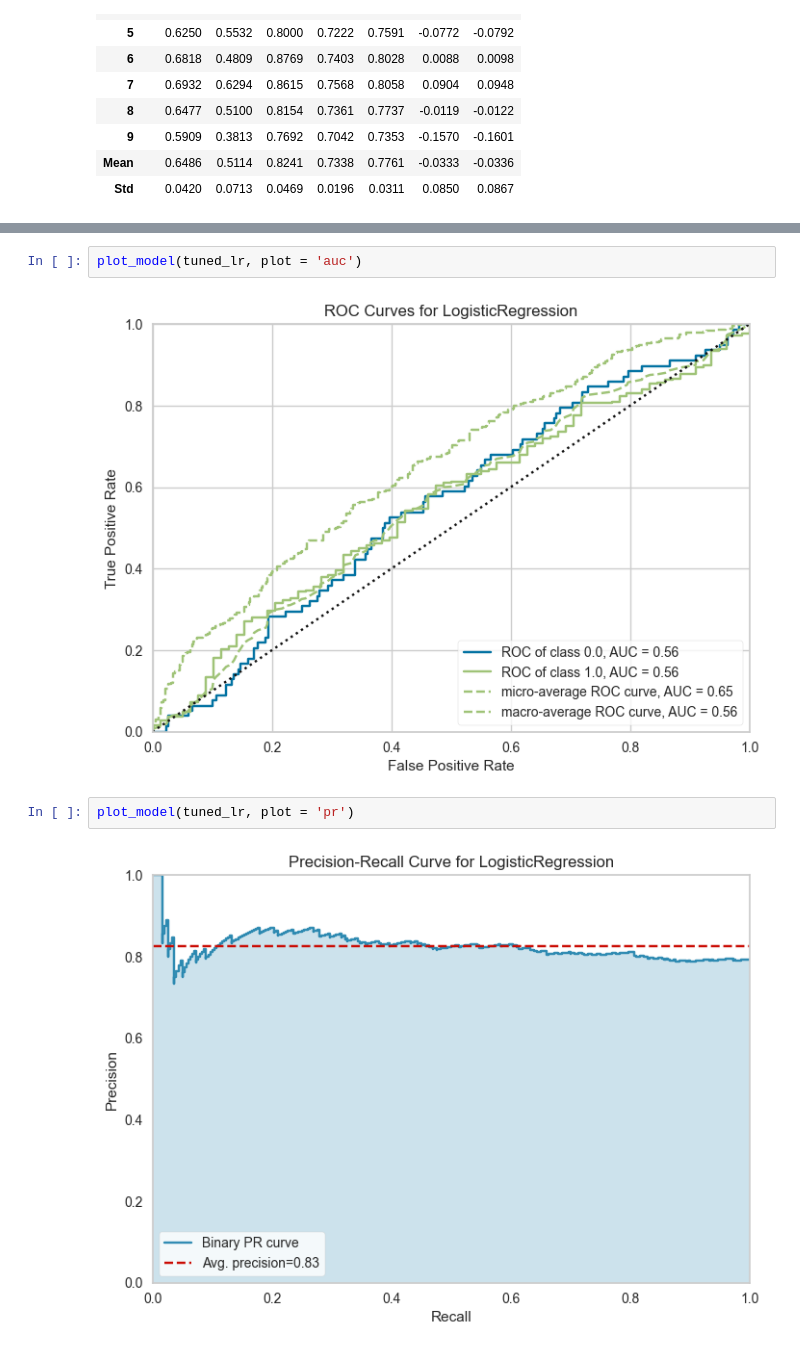
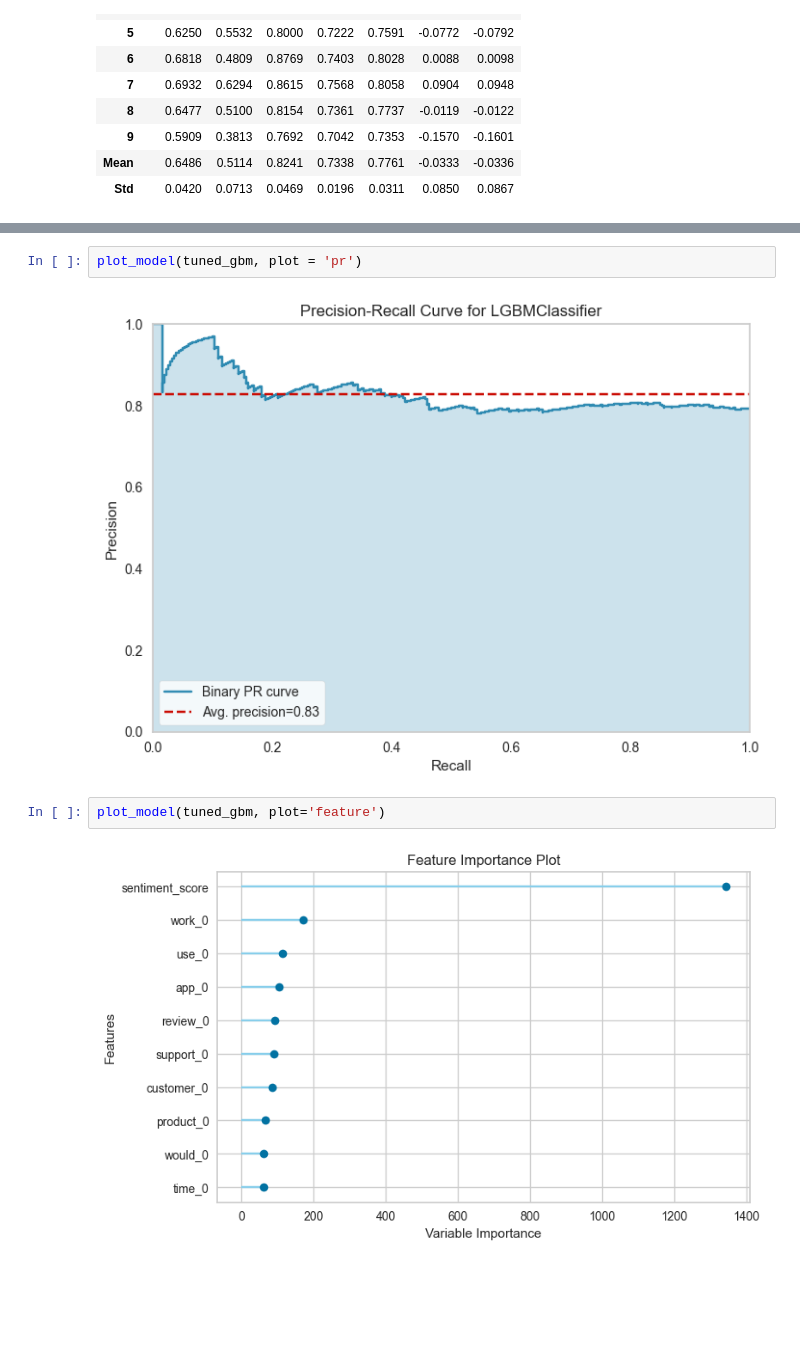
Before and after one commit to mt-smith/Springboard, a Jupyter notebook: Capstone_2/Shopify_Analysis_Capstone/notebooks/Project_Notebook.ipynb, the cells around one changed output, grey strips where cells are left out. Drawn from its saved outputs; the diff is of its cells as text; blank space fills up the shorter version.

```diff
--- a/Capstone_2/Shopify_Analysis_Capstone/notebooks/Project_Notebook.ipynb
+++ b/Capstone_2/Shopify_Analysis_Capstone/notebooks/Project_Notebook.ipynb
@@ -915,8 +801,8 @@ tuned_lr =tune_model(lr)
 # %%
-plot_model(tuned_lr, plot = 'auc')
+plot_model(tuned_gbm, plot = 'pr')
 # %% [output]
-[figure, old version]
+[figure, new version]
 # %%
-plot_model(tuned_lr, plot = 'pr')
+plot_model(tuned_gbm, plot='feature')
 # %% [output]
-[figure, old version]
+[figure, new version]
```
Also changed, not shown: parts of 27 cells of this notebook.
